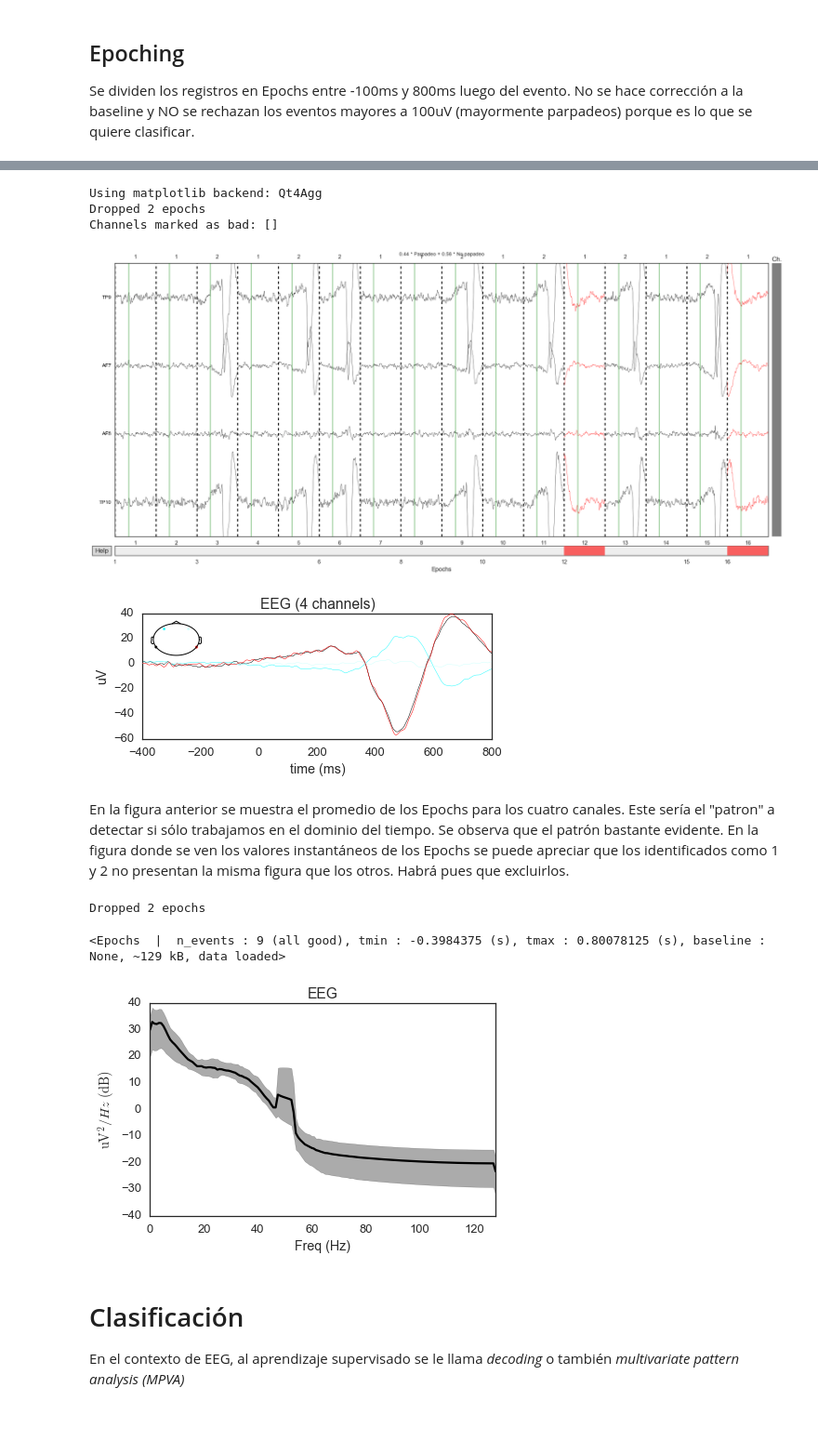
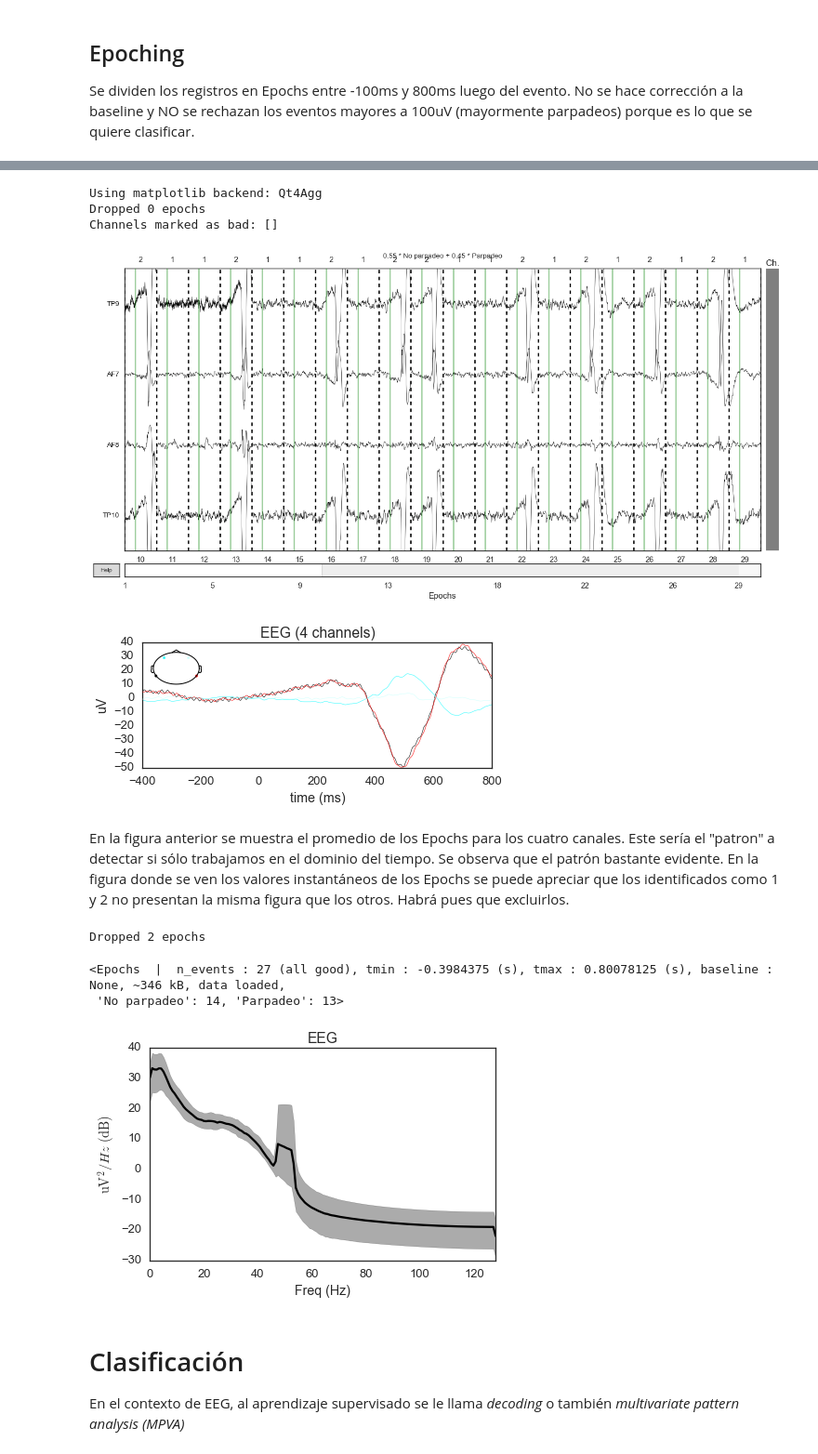
Before and after one commit to matiya/muse-signal-classifier, a Jupyter notebook: notebook/draft.ipynb, the cells around one changed output, grey strips where cells are left out. Shown: that part at 93% size. Drawn from its saved outputs; the diff is of its cells as text; code cells hidden in the pictures; blank space fills up the shorter version.

```diff
--- a/notebook/draft.ipynb
+++ b/notebook/draft.ipynb
@@ -101,7 +100,7 @@ from mne import Epochs, find_events
 events = find_events(raw_train, output='offset')
 #elimino el último porque puede quedar cortado
 events = events[:-1]
-event_id = {'No papadeo':1,'Parpadeo': 2}
+event_id = {'No parpadeo':1,'Parpadeo': 2}
 # start of each epoch (400ms before the trigger)
 tmin = -0.4
 # end of each epoch (800ms after the trigger)
@@ -126,28 +125,29 @@ Loading data for 16 events and 308 original time points ...
 epochs_train.plot(block=True)
 # %% [output]
 Using matplotlib backend: Qt4Agg
-Dropped 2 epochs
+Dropped 0 epochs
 Channels marked as bad: []
-[figure, old version]
+[figure, new version]
 # %%
 #ver promedios de cada canal
 %matplotlib inline
 epochs_train.average().plot(spatial_colors=True);
 # %% [output]
-[figure, old version]
+[figure, new version]
 # %% [markdown]
 En la figura anterior se muestra el promedio de los Epochs para los cuatro canales. Este sería el "patron" a detectar si sólo trabajamos en el dominio del tiempo. Se observa que el patrón bastante evidente. En la figura donde se ven los valores instantáneos de los Epochs se puede apreciar que los identificados como 1 y 2 no presentan la misma figura que los otros. Habrá pues que excluirlos.
 # %%
 # borrar los dos primeros,
-#epochs.drop([0,1])
+epochs_train.drop([24,28])
 # %% [output]
 Dropped 2 epochs
-<Epochs  |  n_events : 9 (all good), tmin : -0.3984375 (s), tmax : 0.80078125 (s), baseline : None, ~129 kB, data loaded>
+<Epochs  |  n_events : 27 (all good), tmin : -0.3984375 (s), tmax : 0.80078125 (s), baseline : None, ~346 kB, data loaded,
+ 'No parpadeo': 14, 'Parpadeo': 13>
 # %%
-epochs_train.plot_psd(area_mode='range', tmax=10.0, show=False);
+epochs_train.plot_psd(area_mode='range', tmax=60.0, show=False);
 #raw.plot_projs_topomap()
 # %% [output]
-[figure, old version]
+[figure, new version]
 # %% [markdown]
 #  Clasificación
 
```
Also changed, not shown: parts of 32 cells of this notebook.
